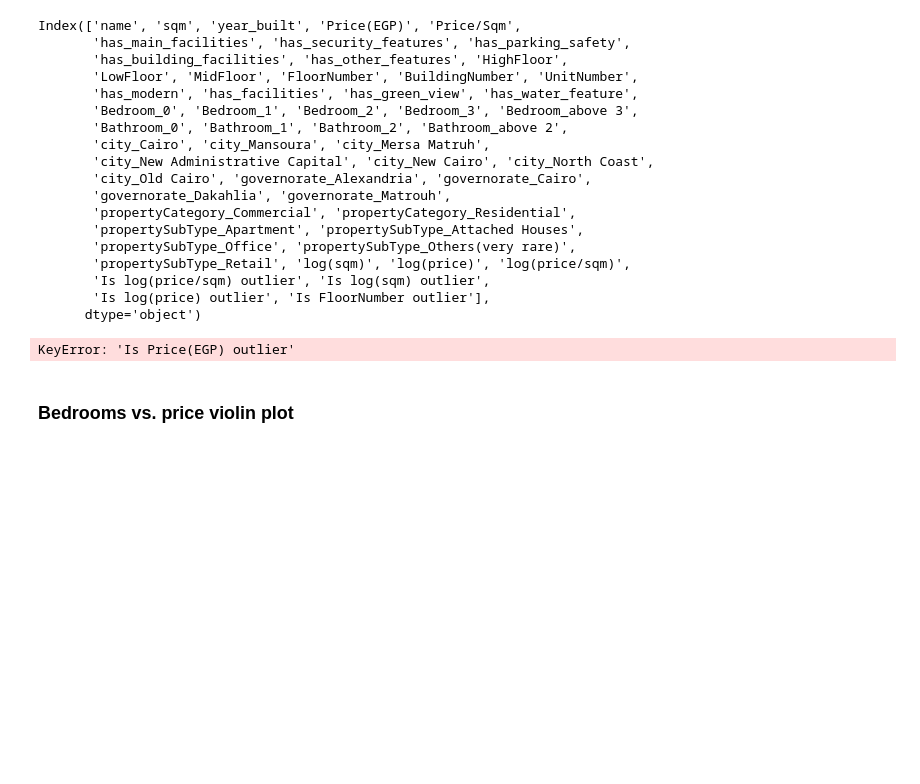
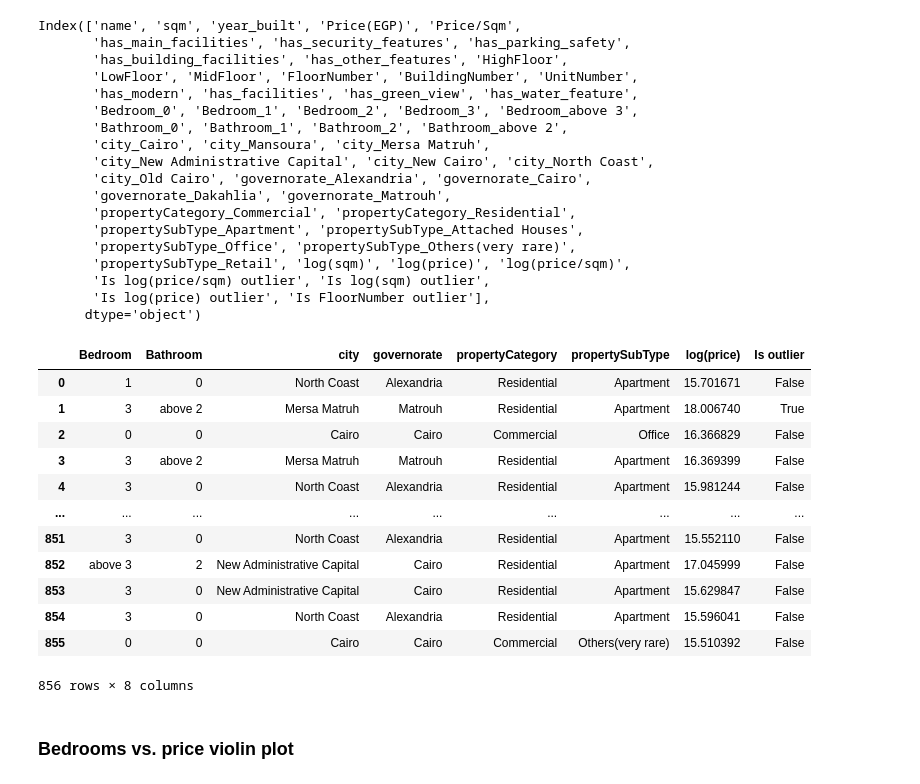
Before and after one commit to MinaAlberDS/Codveda-Internship, a Jupyter notebook: Level 1/Task 3/EDA.ipynb, the cells around one changed output. Drawn from its saved outputs; the diff is of its cells as text; code cells hidden in the pictures; blank space fills up the shorter version.

```diff
--- a/Level 1/Task 3/EDA.ipynb
+++ b/Level 1/Task 3/EDA.ipynb
@@ -148,20 +145,32 @@ Index(['name', 'sqm', 'year_built', 'Price(EGP)', 'Price/Sqm',
 # %%
 temp_df = pd.DataFrame()  # create a temporary data frame
 
 
 # Return the original column in the temp df
 keywords = ["Bedroom", "Bathroom", "city", "governorate", "propertyCategory", "propertySubType"]
 
 # return the columns that starts with the keyword to the original column as rows
 for col in keywords:
     dummies = re_df[re_df.columns[re_df.columns.str.startswith(col)]]
     temp_df[col] = pd.from_dummies(dummies, sep="_")
 temp_df["log(price)"] = re_df["log(price)"]
-temp_df["Is outlier"] = re_df["Is Price(EGP) outlier"]
+temp_df["Is outlier"] = re_df["Is log(price) outlier"]
 
 temp_df
 # %% [output]
+|  | Bedroom | Bathroom | city | governorate | propertyCategory | propertySubType | log(price) | Is outlier |
+| 0 | 1 | 0 | North Coast | Alexandria | Residential | Apartment | 15.701671 | False |
+| 1 | 3 | above 2 | Mersa Matruh | Matrouh | Residential | Apartment | 18.006740 | True |
+| 2 | 0 | 0 | Cairo | Cairo | Commercial | Office | 16.366829 | False |
+| 3 | 3 | above 2 | Mersa Matruh | Matrouh | Residential | Apartment | 16.369399 | False |
+| 4 | 3 | 0 | North Coast | Alexandria | Residential | Apartment | 15.981244 | False |
+| ... | ... | ... | ... | ... | ... | ... | ... | ... |
+| 851 | 3 | 0 | North Coast | Alexandria | Residential | Apartment | 15.552110 | False |
+| 852 | above 3 | 2 | New Administrative Capital | Cairo | Residential | Apartment | 17.045999 | False |
+| 853 | 3 | 0 | New Administrative Capital | Cairo | Residential | Apartment | 15.629847 | False |
+| 854 | 3 | 0 | North Coast | Alexandria | Residential | Apartment | 15.596041 | False |
+| 855 | 0 | 0 | Cairo | Cairo | Commercial | Others(very rare) | 15.510392 | False |
-KeyError: 'Is Price(EGP) outlier'
+856 rows × 8 columns
 # %% [markdown]
 ### Bedrooms vs. price violin plot
 # %%
```
Also changed, not shown: parts of 17 cells of this notebook, 7 other files.
